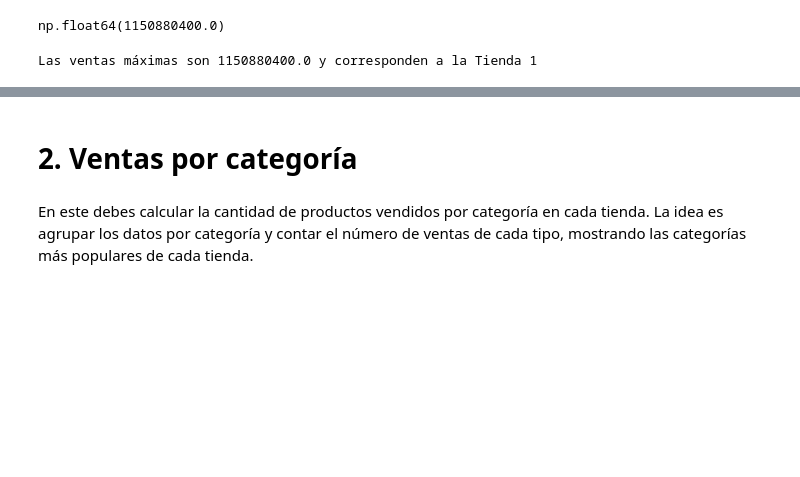
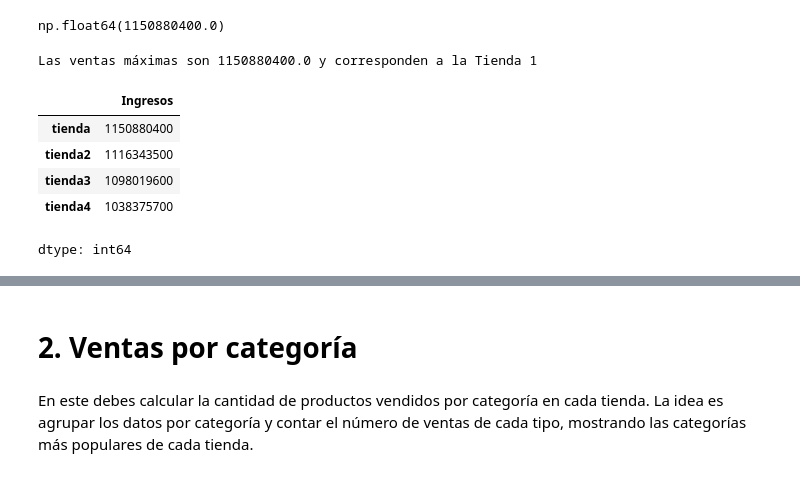
Before and after one commit to Jobe2695/Desaf-o-Alura, a Jupyter notebook: AluraStoreLatam.ipynb, the cells around one changed output, grey strips where cells are left out. Cells and saved outputs as stored; diff of their text form; code cells hidden in the pictures; blank space fills up the shorter version.

```diff
--- a/AluraStoreLatam.ipynb
+++ b/AluraStoreLatam.ipynb
@@ -85,0 +93,11 @@ Las ventas máximas son 1150880400.0 y corresponden a la Tienda 1
+# %%
+ingresos_totales = ventas_totales(ventast1, ventast2, ventast3, ventast4, 'Ingresos').astype(int)
+
+ingresos_totales
+# %% [output]
+|  | Ingresos |
+| tienda | 1150880400 |
+| tienda2 | 1116343500 |
+| tienda3 | 1098019600 |
+| tienda4 | 1038375700 |
+dtype: int64
```
Also changed, not shown: parts of 8 cells of this notebook.
